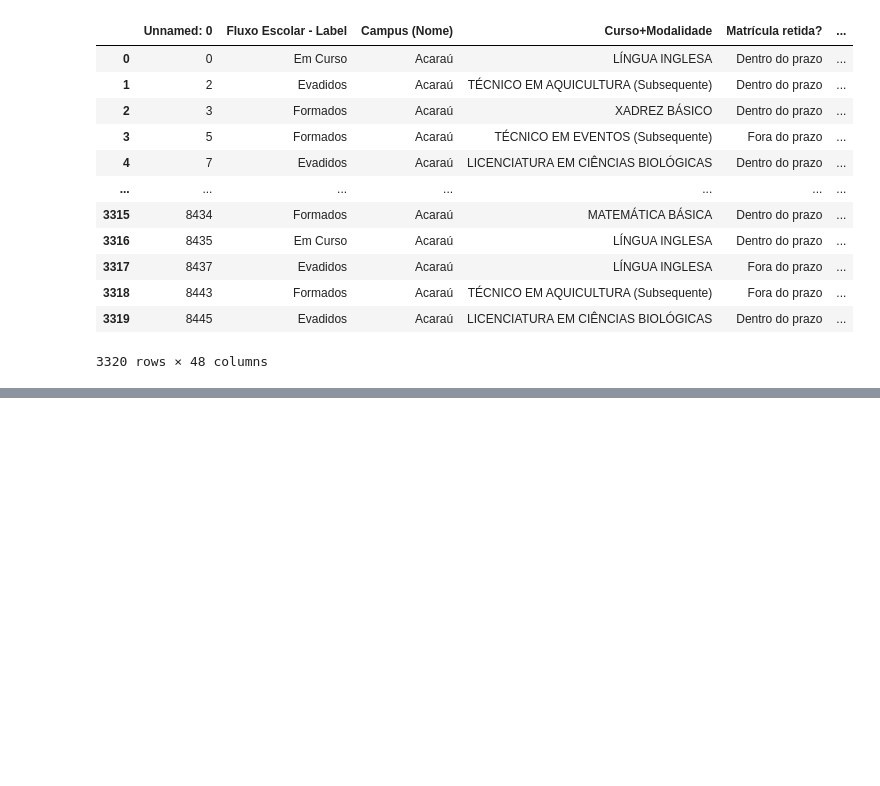
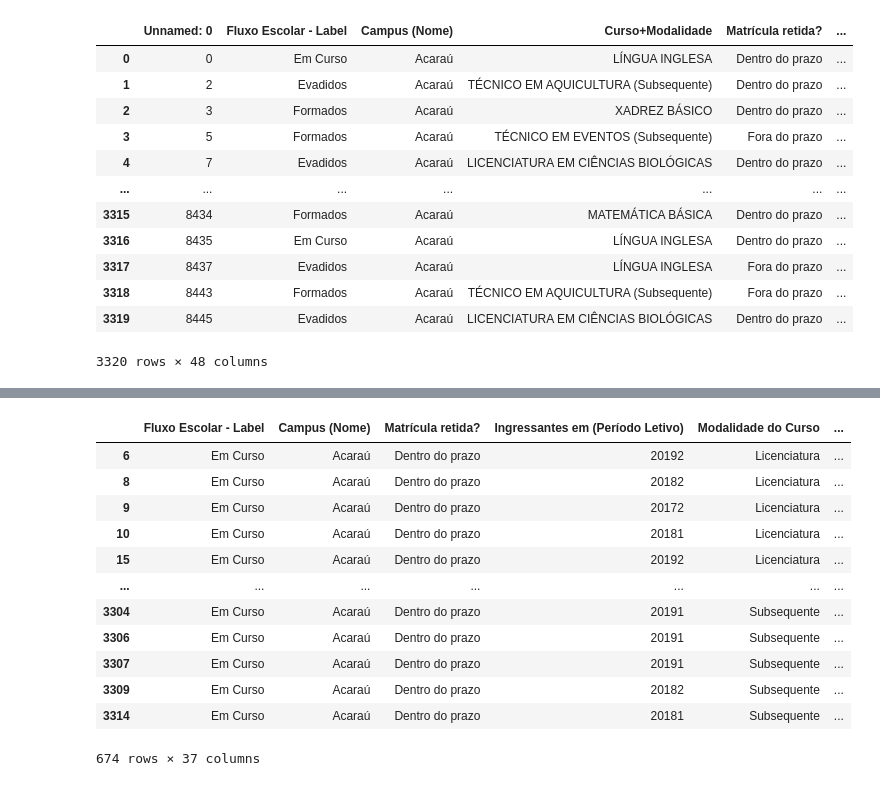
Before and after one commit to Daliego/special_topics_final_work, a Jupyter notebook: src/clean_original_dataframe.ipynb, the cells around one changed output, grey strips where cells are left out. Cells and saved outputs as stored; diff of their text form; code cells hidden in the pictures; blank space fills up the shorter version.

```diff
--- a/src/clean_original_dataframe.ipynb
+++ b/src/clean_original_dataframe.ipynb
@@ -60,0 +108,6 @@ df = formated_df
+# %%
+formated_df_v2 = formated_df.drop(
+    columns=[
+        "Período Letivo da Mudança de Situação",
+    ]
+)
@@ -60,0 +150,20 @@ df = formated_df
+# %%
+formated_df = formated_df_v2.dropna()
+
+df = formated_df
+# %%
+df.loc[df["Fluxo Escolar - Label"] == "Em Curso"]
+# %% [output]
+|  | Fluxo Escolar - Label | Campus (Nome) | Matrícula retida? | Ingressantes em (Período Letivo) | Modalidade do Curso | ... |
+| 6 | Em Curso | Acaraú | Dentro do prazo | 20192 | Licenciatura | ... |
+| 8 | Em Curso | Acaraú | Dentro do prazo | 20182 | Licenciatura | ... |
+| 9 | Em Curso | Acaraú | Dentro do prazo | 20172 | Licenciatura | ... |
+| 10 | Em Curso | Acaraú | Dentro do prazo | 20181 | Licenciatura | ... |
+| 15 | Em Curso | Acaraú | Dentro do prazo | 20192 | Licenciatura | ... |
+| ... | ... | ... | ... | ... | ... | ... |
+| 3304 | Em Curso | Acaraú | Dentro do prazo | 20191 | Subsequente | ... |
+| 3306 | Em Curso | Acaraú | Dentro do prazo | 20191 | Subsequente | ... |
+| 3307 | Em Curso | Acaraú | Dentro do prazo | 20191 | Subsequente | ... |
+| 3309 | Em Curso | Acaraú | Dentro do prazo | 20182 | Subsequente | ... |
+| 3314 | Em Curso | Acaraú | Dentro do prazo | 20181 | Subsequente | ... |
+674 rows × 37 columns
```
Also changed, not shown: parts of 11 cells of this notebook, 7 other files.
